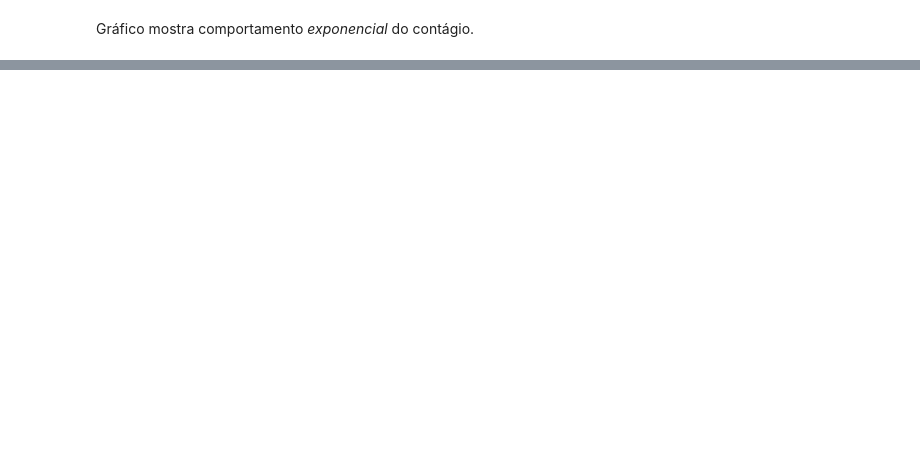
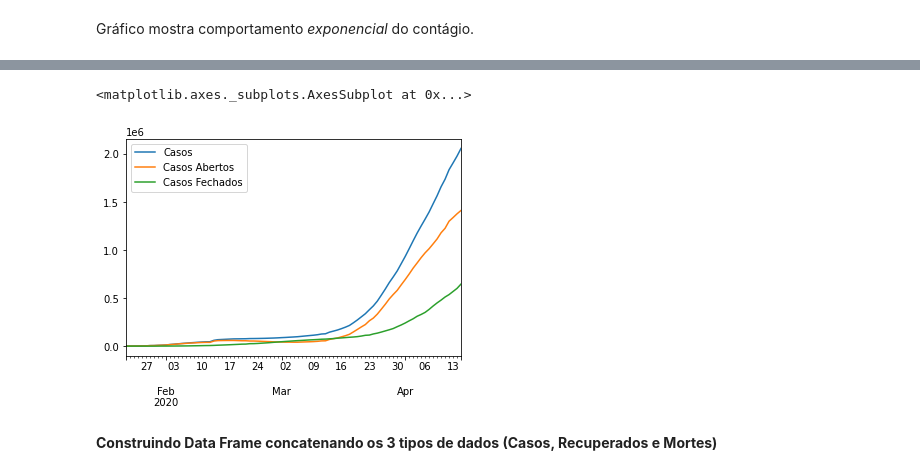
Before and after one commit to italolima04/data-science, a Jupyter notebook: COVID_19.ipynb, the cells around one changed output, grey strips where cells are left out. Drawn from its saved outputs; the diff is of its cells as text; code cells hidden in the pictures; blank space fills up the shorter version.

```diff
--- a/COVID_19.ipynb
+++ b/COVID_19.ipynb
@@ -131,0 +182,3 @@ recovered.plot()
+# %%
+open_cases = ((cases - closed_cases))
+open_cases
@@ -131,0 +219,7 @@ recovered.plot()
+# %%
+#Método do Pandas para concatenar dados
+data = pd.concat([cases, open_cases, closed_cases], ignore_index=True, axis=1)
+# %%
+#Renomeando Colunas
+data.columns = ['Casos', 'Casos Abertos', 'Casos Fechados']
+data
@@ -131,0 +240,7 @@ recovered.plot()
+# %%
+data.plot()
+# %% [output]
+<matplotlib.axes._subplots.AxesSubplot at 0x...>
+[figure, added]
+# %% [markdown]
+**Construindo Data Frame concatenando os 3 tipos de dados (Casos, Recuperados e Mortes)**
```
Also changed, not shown: parts of 39 cells of this notebook.
